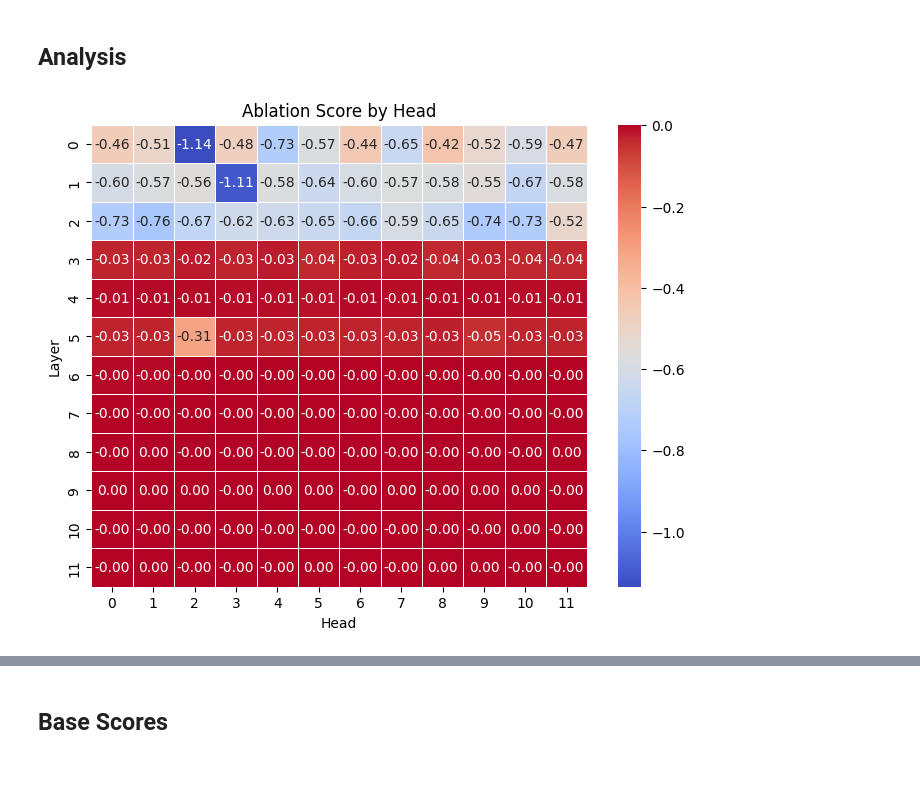
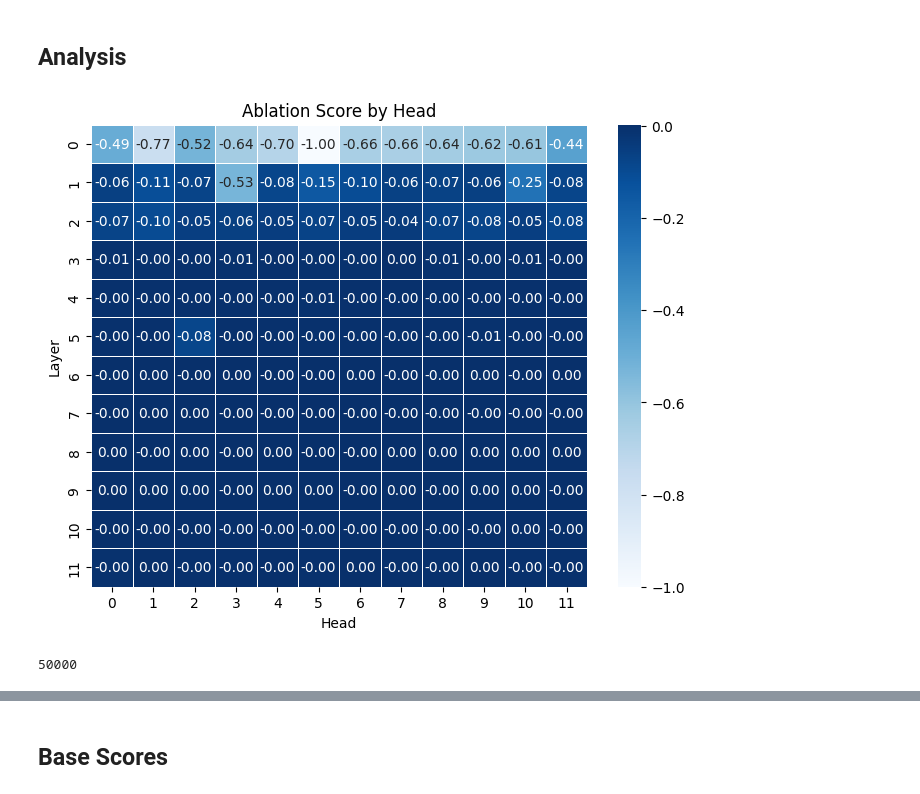
Before and after one commit to wid0gast/interp-toxicity, a Jupyter notebook: textattack.ipynb, the cells around one changed output, grey strips where cells are left out. Saved outputs shown, nothing was run; the diff lists cells and outputs as text; code cells hidden in the pictures.

```diff
--- a/textattack.ipynb
+++ b/textattack.ipynb
@@ -274,7 +294,7 @@ jigsaw_aug = pd.read_csv('textfooler_log.csv')
 # %%
 jigsaw_aug.drop(jigsaw_aug.columns.difference(["perturbed_text", "ground_truth_output"]), axis=1).to_csv('jigsaw_textfooler.csv', index=False)
 # %%
-dataset = load_dataset("csv", data_files={'jigsaw_textfooler.csv'})
+dataset = load_dataset("csv", data_files={'toxigen/test_clean.csv'})
 # dataset = load_dataset('csv', data_files={'test': 'toxigen_alice.csv'})
 
 tokenizer = AutoTokenizer.from_pretrained("bert-base-uncased")
@@ -449,34 +469,34 @@ attack_name = "pgd"
 # %%
-ablation_scores = torch.load(f"pgd/bert_ablation_scores_jigsaw_perturbed.pth", map_location=torch.device('cpu'))
+ablation_scores = torch.load(f"{attack_name}/bert_ablation_scores_jigsaw_perturbed.pth", map_location=torch.device('cpu'))
 # %%
-tensor_np = ablation_scores.cpu().detach().numpy() * 1000
+tensor_np = ablation_scores.cpu().detach().numpy() * 5000
 tensor_min = tensor_np.min()
 tensor_max = tensor_np.max()
 
-# # Shift so that 0 stays at 0
-# if abs(tensor_max) > abs(tensor_min):
-#     scale = tensor_max
-# else:
-#     scale = -tensor_min
+# Shift so that 0 stays at 0
+if abs(tensor_max) > abs(tensor_min):
+    scale = tensor_max
+else:
+    scale = -tensor_min
 
-# if scale != 0:
-#     tensor_np = tensor_np / scale
-# else:
-#     tensor_np = np.zeros_like(tensor_np)
+if scale != 0:
+    tensor_np = tensor_np / scale
+else:
+    tensor_np = np.zeros_like(tensor_np)
 
 
 # Plot the heatmap
 plt.figure(figsize=(8, 6))  # Adjust figure size
-sns.heatmap(tensor_np, annot=True, cmap="coolwarm", fmt=".2f", linewidths=0.5)
+sns.heatmap(tensor_np, annot=True, cmap="Blues", fmt=".2f", linewidths=0.5)
 
 # Add labels
 plt.title("Ablation Score by Head")
 plt.xlabel("Head")
 plt.ylabel("Layer")
 
-plt.savefig(f'{attack_name}/bert_jigsaw_perturbed_ablation_scores_by_head.png')
+# plt.savefig(f'{attack_name}/bert_jigsaw_perturbed_ablation_scores_by_head.png')
 # Show the plot
 plt.show()
 # %% [output]
-[figure, old version]
+[figure, new version]
 # %%
@@ -483,0 +504,4 @@ base_preds = json.load(open(f'pgd/bert_base_preds_jigsaw_perturbed.json'))
+# %%
+len(base_preds)
+# %% [output]
+50000
```
Also changed, not shown: parts of 18 cells of this notebook, 3 other files.
